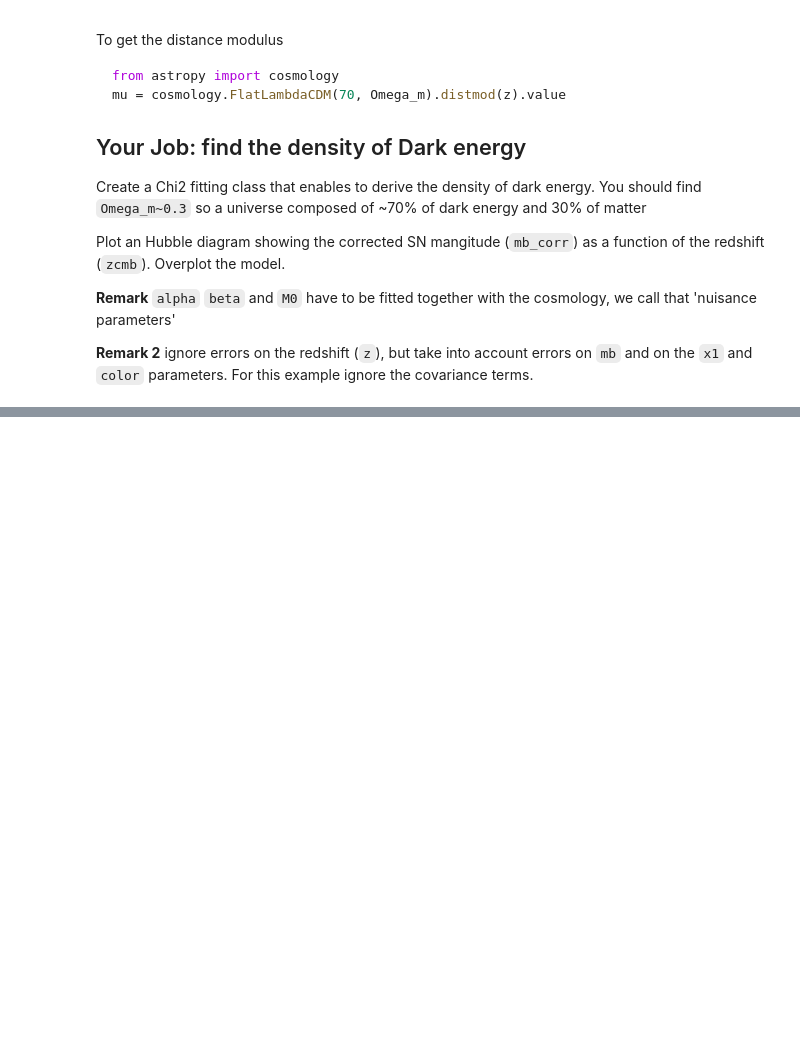
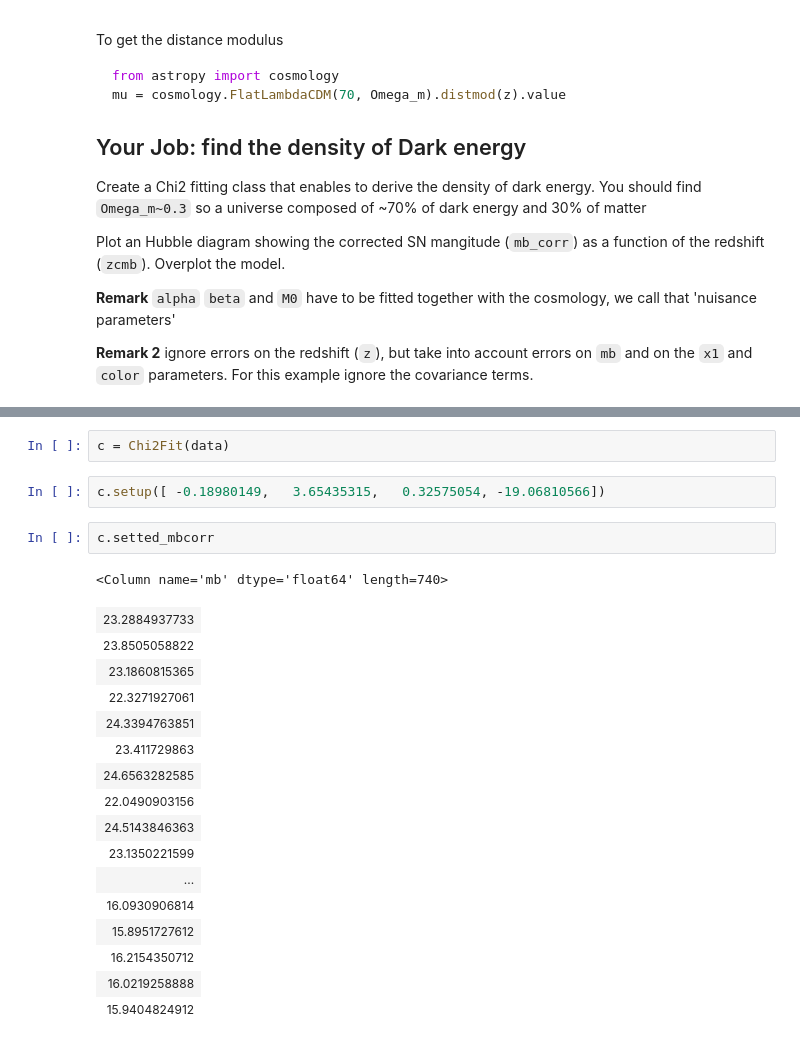
Before and after one commit to HUDataScience/StatisticalMethods2016, a Jupyter notebook: notebooks/Exo8_SNeIa_HubbleDiagram.ipynb, the cells around one changed output, grey strips where cells are left out. Cells and saved outputs as stored; diff of their text form; blank space fills up the shorter version.

```diff
--- a/notebooks/Exo8_SNeIa_HubbleDiagram.ipynb
+++ b/notebooks/Exo8_SNeIa_HubbleDiagram.ipynb
@@ -62,0 +339,24 @@ Plot an Hubble diagram showing the corrected SN mangitude (`mb_corr`) as a funct
+# %%
+c = Chi2Fit(data)
+# %%
+c.setup([ -0.18980149,   3.65435315,   0.32575054, -19.06810566])
+# %%
+c.setted_mbcorr
+# %% [output]
+<Column name='mb' dtype='float64' length=740>
+| 23.2884937733 |
+| 23.8505058822 |
+| 23.1860815365 |
+| 22.3271927061 |
+| 24.3394763851 |
+| 23.411729863 |
+| 24.6563282585 |
+| 22.0490903156 |
+| 24.5143846363 |
+| 23.1350221599 |
+| ... |
+| 16.0930906814 |
+| 15.8951727612 |
+| 16.2154350712 |
+| 16.0219258888 |
+| 15.9404824912 |
```
Also changed, not shown: parts of 12 cells of this notebook, 1 other file.
